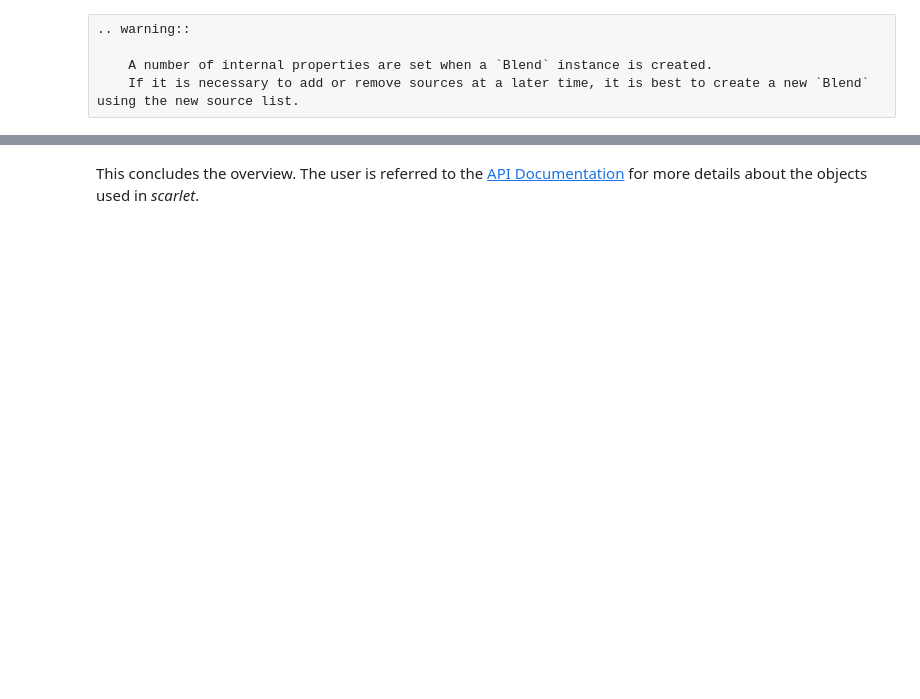
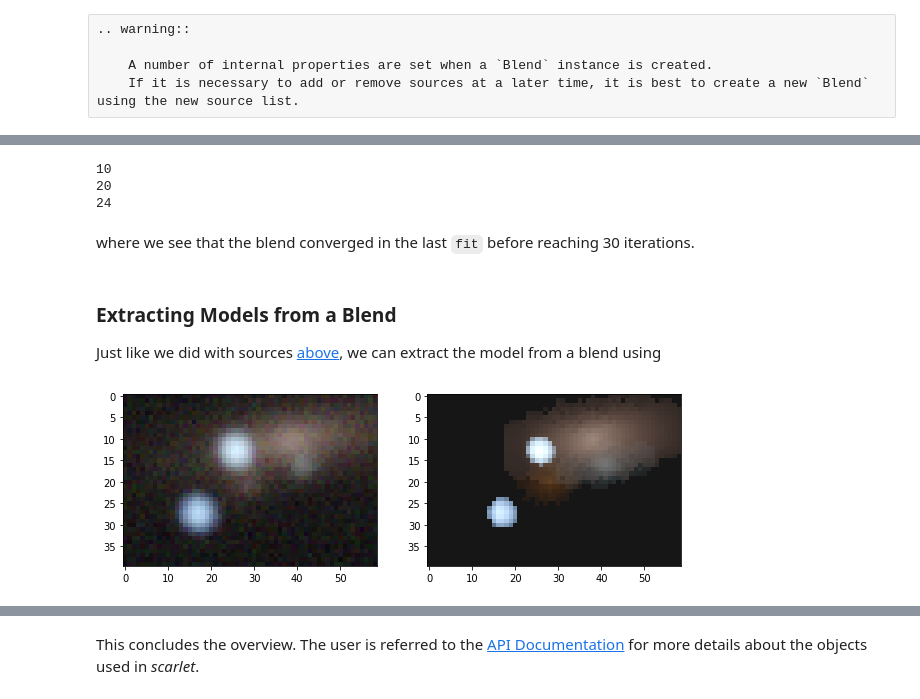
Before and after one commit to pmelchior/scarlet, a Jupyter notebook: docs/user_docs.ipynb, the cells around one changed output, grey strips where cells are left out. Cells and saved outputs as stored; diff of their text form; code cells hidden in the pictures; blank space fills up the shorter version.

```diff
--- a/docs/user_docs.ipynb
+++ b/docs/user_docs.ipynb
@@ -524,7 +452,0 @@ If we iterate through the sources we can find the index of the component in `ble
-# %%
-k = 0
-for m,src in enumerate(blend):
-    for l,comp in enumerate(src):
-        test = blend.components[k] is blend[m][l]
-        print("Source {0}, Component {1} has index {2}: {3}".format(m,l,k,test))
-        k += 1
@@ -624,7 +452,0 @@ It is also possible to access the morphology of a given source directly, which i
-# %%
-src = bd_sources[0]
-plt.imshow(src[0].morph)
-plt.show()
-
-plt.imshow(src[1].morph)
-plt.show()
@@ -633,5 +452,0 @@ Notice that different components of the same source can have different boxes. We
-# %%
-for m, src in enumerate(blend):
-    # Only display the SED for the outer components
-    plt.plot(src[0].sed, label=m)
-plt.legend()
@@ -663,0 +471,35 @@ ax[1].imshow(_img)
+# %%
+sources = []
+for idx in np.unique(catalog["index"]):
+    # The catalog has multiple components for some sources,
+    # so we only need the positions from the first component
+    src = catalog[catalog["index"]==idx][0]
+    sources.append(scarlet.ExtendedSource((src['y'],src['x']), scene, observation, bg_rms))
+
+blend = scarlet.Blend(scene, sources, observation)
+blend.fit(10)
+print(blend.it)
+blend.fit(10)
+print(blend.it)
+blend.fit(10)
+print(blend.it)
+# %% [output]
+10
+20
+24
+# %% [markdown]
+where we see that the blend converged in the last `fit` before reaching 30 iterations.
+# %% [markdown]
+### Extracting Models from a Blend
+
+Just like we did with sources [above](#Displaying-a-model), we can extract the model from a blend using
+# %%
+model = blend.get_model()
+img_rgb = scarlet.display.img_to_rgb(images, filter_indices=[3,2,1], norm=asinh)
+model_rgb = scarlet.display.img_to_rgb(model, filter_indices=[3,2,1], norm=asinh)
+fig, axes = plt.subplots(nrows=1, ncols=2, figsize=(10,5))
+axes[0].imshow(img_rgb)
+axes[1].imshow(model_rgb)
+plt.show()
+# %% [output]
+[figure, added]
```
Also changed, not shown: parts of 123 cells of this notebook.
